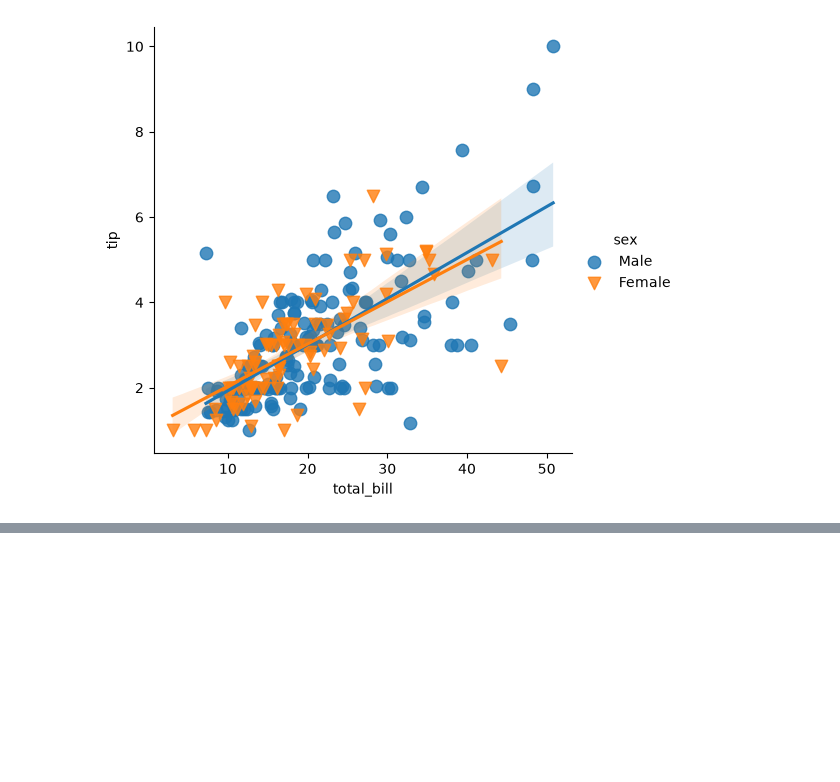
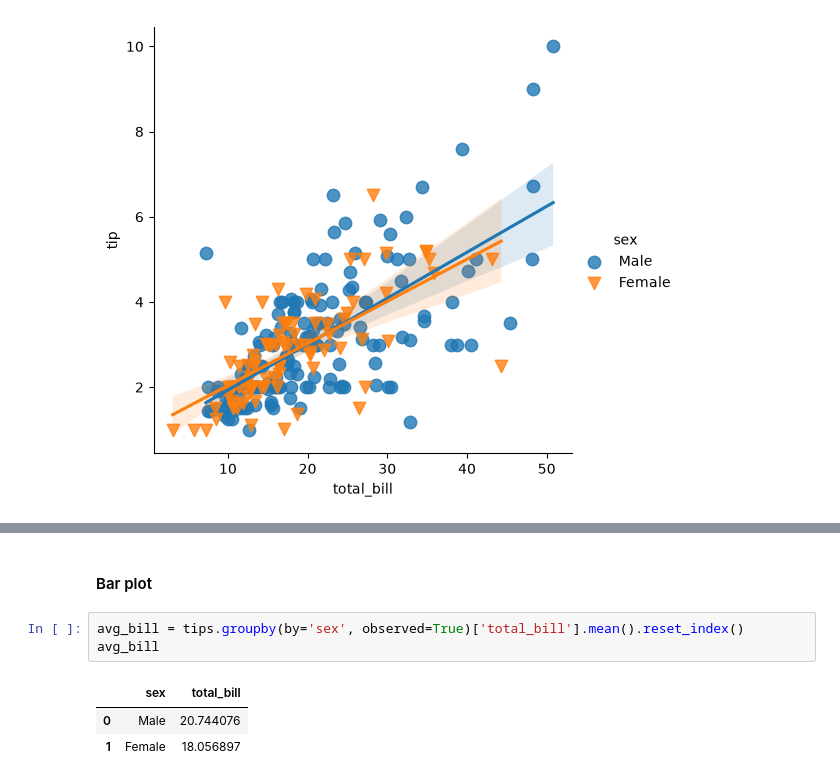
Before and after one commit to dhvanitsavani/Python-AI, a Jupyter notebook: Visualizations/basics.ipynb, the cells around one changed output, grey strips where cells are left out. Cells and saved outputs as stored; diff of their text form; blank space fills up the shorter version.

```diff
--- a/Visualizations/basics.ipynb
+++ b/Visualizations/basics.ipynb
@@ -389,0 +415,9 @@ sns.lmplot(
+# %% [markdown]
+#### Bar plot
+# %%
+avg_bill = tips.groupby(by='sex', observed=True)['total_bill'].mean().reset_index()
+avg_bill
+# %% [output]
+|  | sex | total_bill |
+| 0 | Male | 20.744076 |
+| 1 | Female | 18.056897 |
```
Also changed, not shown: parts of 20 cells of this notebook, 1 other file.
